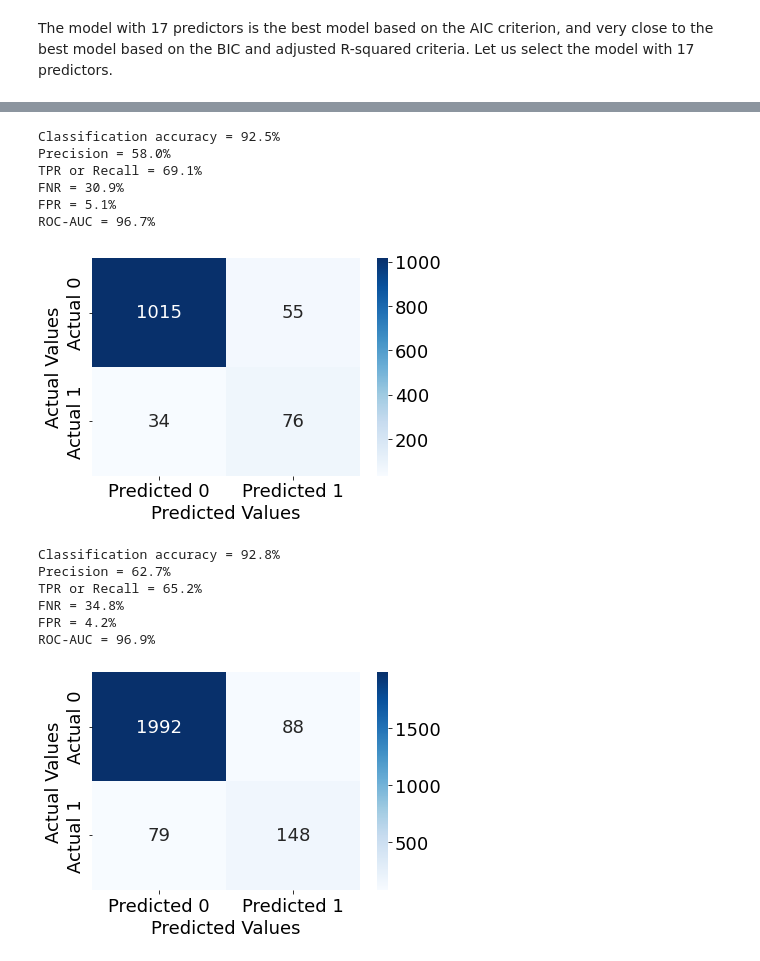
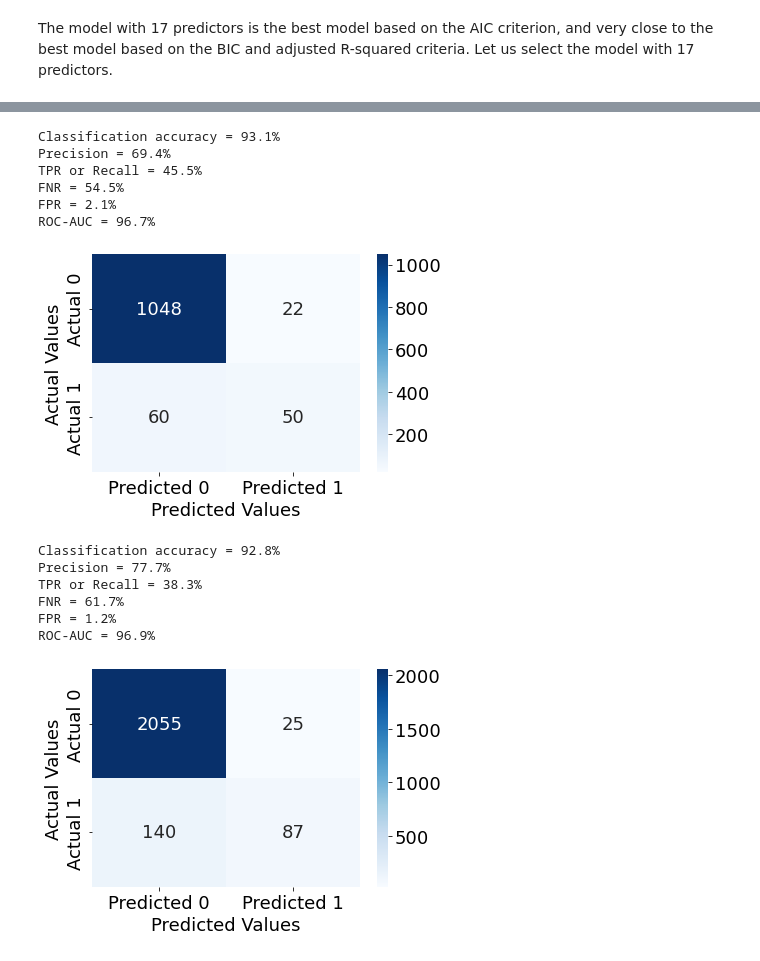
Before and after one commit to STShark00/IstanBulls, a Jupyter notebook: Create_Model.ipynb, the cells around one changed output, grey strips where cells are left out. Drawn from its saved outputs; the diff is of its cells as text; code cells hidden in the pictures.

Commit message:
updated create_model

```diff
--- a/Create_Model.ipynb
+++ b/Create_Model.ipynb
@@ -6,6 +6,8 @@ import seaborn as sns
 import matplotlib.pyplot as plt
 import itertools
 import time
+
+CUTOFF = 0.4
 # %%
 aggregated_data = pd.read_csv("aggregated_data.csv")
 aggregated_data.head()
@@ -329,7 +331,7 @@ AUC:  0.9809630510334736
 # %%
 #Function to compute confusion matrix and prediction accuracy on test/train data
 
-def confusion_matrix_data(data,actual_values,model,cutoff=0.3):
+def confusion_matrix_data(data,actual_values,model,cutoff=CUTOFF):
 #Predict the values using the Logit model
     pred_values = model.predict(data)
 # Specify the bins
@@ -608,5 +610,5 @@ def forward_selection():
     print("Total elapsed time:", (toc-tic), "seconds.")
     return models_best
 # %%
-models_best = forward_selection()
+models_best_fw = forward_selection()
 # %% [output]
@@ -639,7 +641,7 @@ BIC.ARGMIN + 1, BIC.MIN:  7 -1199.0076014600866
 # %% [markdown]
 The model with 17 predictors is the best model based on the AIC criterion, and very close to the best model based on the BIC and adjusted R-squared criteria. Let us select the model with 17 predictors.
 # %%
-best_fwd_reg_model = models_best['model'][17]
+best_fwd_reg_model = models_best_fw['model'][17]
 best_fwd_reg_model.summary()
 # %% [output]
 OLS Regression Results
@@ -677,22 +679,22 @@ Notes:
 [2] The condition number is large, 4.61e+03. This might indicate that there are
 strong multicollinearity or other numerical problems.
 # %%
-confusion_matrix_data(train_data,train_data.AS,best_fwd_reg_model,0.3)
+confusion_matrix_data(train_data,train_data.AS,best_fwd_reg_model,CUTOFF)
 # %% [output]
-Classification accuracy = 92.5%
-Precision = 58.0%
-TPR or Recall = 69.1%
-FNR = 30.9%
-FPR = 5.1%
+Classification accuracy = 93.1%
+Precision = 69.4%
+TPR or Recall = 45.5%
+FNR = 54.5%
+FPR = 2.1%
 ROC-AUC = 96.7%
-[figure, old version]
+[figure, new version]
 # %%
-confusion_matrix_data(test_data,test_data.AS,best_fwd_reg_model,0.3)
+confusion_matrix_data(test_data,test_data.AS,best_fwd_reg_model,CUTOFF)
 # %% [output]
 Classification accuracy = 92.8%
-Precision = 62.7%
-TPR or Recall = 65.2%
-FNR = 34.8%
-FPR = 4.2%
+Precision = 77.7%
+TPR or Recall = 38.3%
+FNR = 61.7%
+FPR = 1.2%
 ROC-AUC = 96.9%
-[figure, old version]
+[figure, new version]
```
Also changed, not shown: parts of 18 cells of this notebook.
